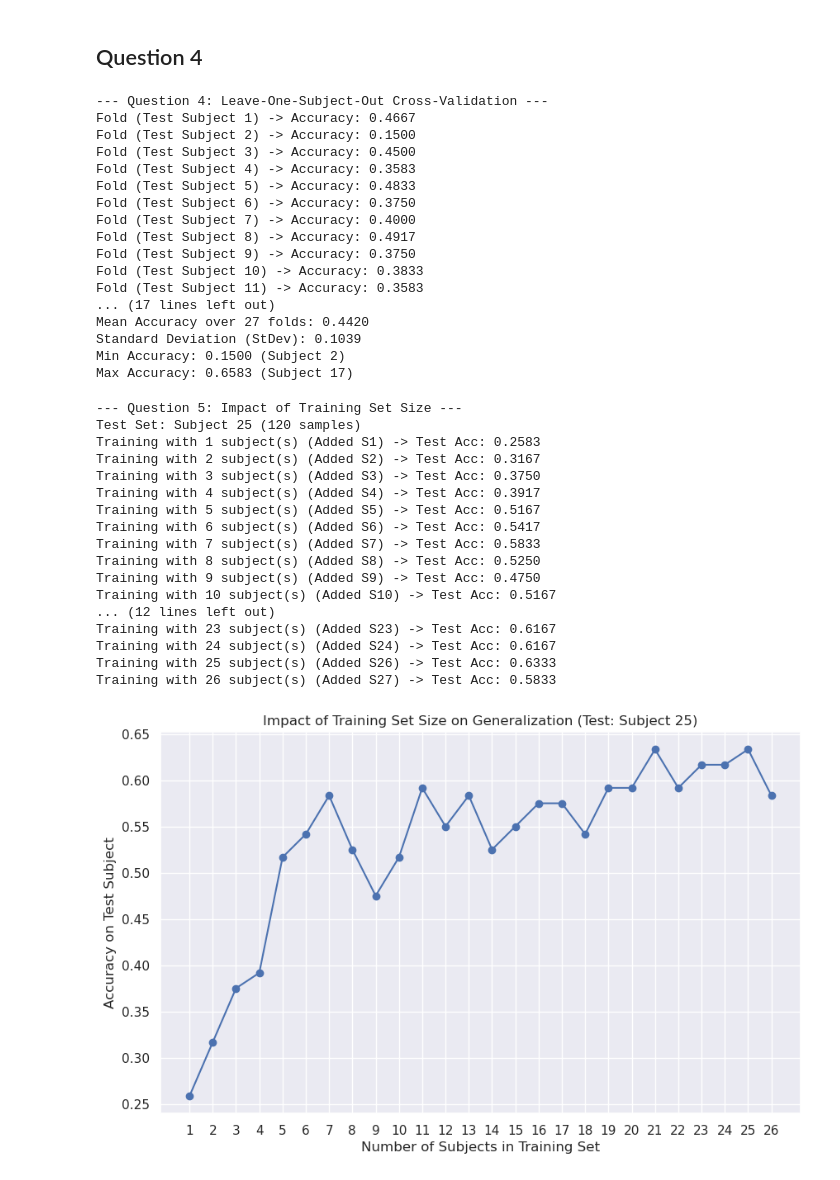
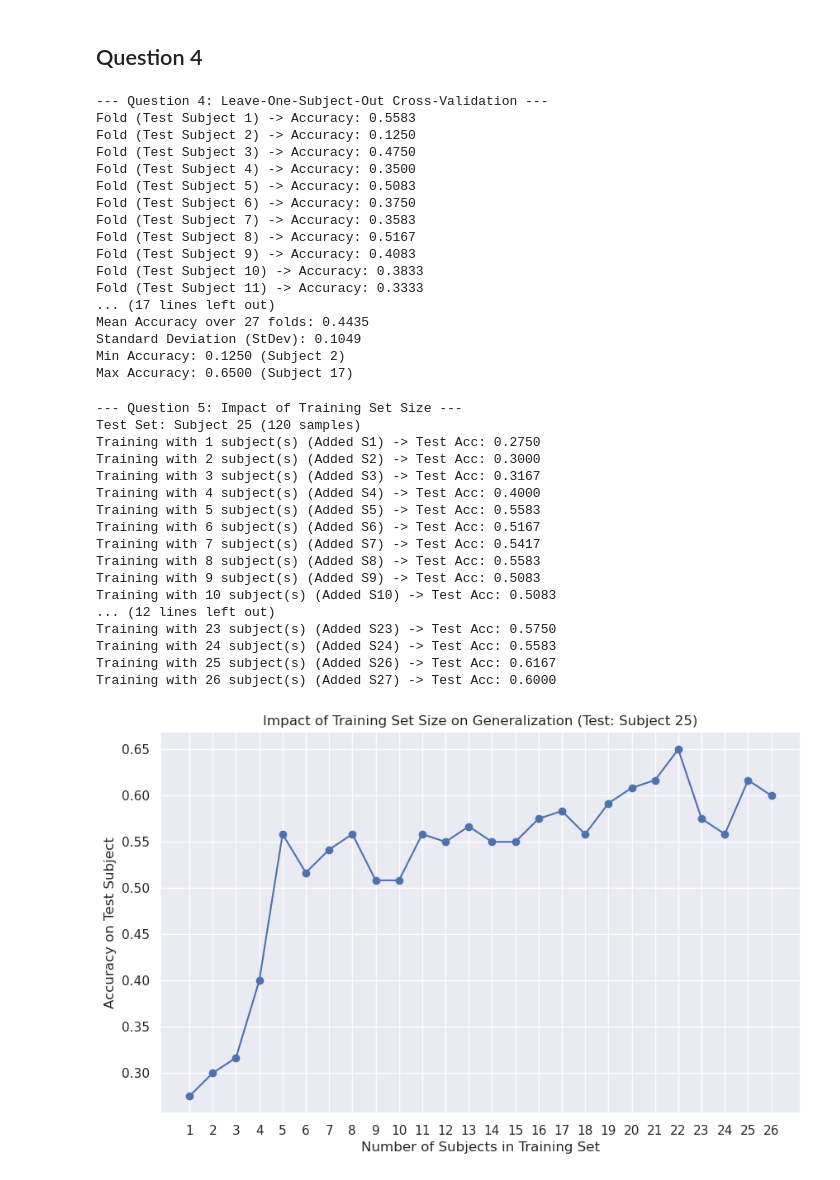
Before and after one commit to Tournedos/NSSP_project2_groupK, a Jupyter notebook: Part2.ipynb, the cells around one changed output. Saved outputs shown, nothing was run; the diff lists cells and outputs as text; code cells hidden in the pictures.

```diff
--- a/Part2.ipynb
+++ b/Part2.ipynb
@@ -529,10 +515,11 @@ accuracies = []
 
 # Model (Use the best parameters found in your previous GridSearch)
 rf_params = {
-    'n_estimators': 800,     # Example from your GridSearch
-    'max_depth': 20,         # Example
-    "min_samples_split": 5,  # Minimum number of samples required to split an internal node
+    'n_estimators': 150,     # Example from your GridSearch
+    'max_depth': 10,         # Example
+    "min_samples_split": 8,  # Minimum number of samples required to split an internal node
     "max_features": 'log2',
+    'min_samples_leaf': 1,
     'n_jobs': -1,
     'random_state': 42
 }
@@ -575,22 +562,22 @@ print(f"Min Accuracy: {np.min(accuracies):.4f} (Subject {unique_subjects[np.argm
 print(f"Max Accuracy: {np.max(accuracies):.4f} (Subject {unique_subjects[np.argmax(accuracies)]})")
 # %% [output]
 --- Question 4: Leave-One-Subject-Out Cross-Validation ---
-Fold (Test Subject 1) -> Accuracy: 0.4667
-Fold (Test Subject 2) -> Accuracy: 0.1500
-Fold (Test Subject 3) -> Accuracy: 0.4500
-Fold (Test Subject 4) -> Accuracy: 0.3583
-Fold (Test Subject 5) -> Accuracy: 0.4833
+Fold (Test Subject 1) -> Accuracy: 0.5583
+Fold (Test Subject 2) -> Accuracy: 0.1250
+Fold (Test Subject 3) -> Accuracy: 0.4750
+Fold (Test Subject 4) -> Accuracy: 0.3500
+Fold (Test Subject 5) -> Accuracy: 0.5083
 Fold (Test Subject 6) -> Accuracy: 0.3750
-Fold (Test Subject 7) -> Accuracy: 0.4000
-Fold (Test Subject 8) -> Accuracy: 0.4917
-Fold (Test Subject 9) -> Accuracy: 0.3750
+Fold (Test Subject 7) -> Accuracy: 0.3583
+Fold (Test Subject 8) -> Accuracy: 0.5167
+Fold (Test Subject 9) -> Accuracy: 0.4083
 Fold (Test Subject 10) -> Accuracy: 0.3833
-Fold (Test Subject 11) -> Accuracy: 0.3583
+Fold (Test Subject 11) -> Accuracy: 0.3333
 ... (17 lines left out)
-Mean Accuracy over 27 folds: 0.4420
-Standard Deviation (StDev): 0.1039
-Min Accuracy: 0.1500 (Subject 2)
-Max Accuracy: 0.6583 (Subject 17)
+Mean Accuracy over 27 folds: 0.4435
+Standard Deviation (StDev): 0.1049
+Min Accuracy: 0.1250 (Subject 2)
+Max Accuracy: 0.6500 (Subject 17)
 # %%
 ## Question 5
 # %%
@@ -601,7 +588,7 @@ from sklearn.metrics import accuracy_score
 
 print("\n--- Question 5: Impact of Training Set Size ---")
 
-# 1. Define Fixed Test Subject (Subject 27)
+# 1. Define Fixed Test Subject
 test_subject_id = 25
 mask_test = (Z_subject == test_subject_id)
 X_test_fixed = X_full[mask_test]
@@ -619,10 +606,11 @@ training_sizes = []
 
 
 rf_params = {
-    'n_estimators': 800,   # Exemple issu de ta GridSearch
-    'max_depth': 20,       # Exemple
-    "min_samples_split": 5, # Nombre minimum d'échantillons requis pour diviser un nœud interne
+    'n_estimators': 150,     # Example from your GridSearch
+    'max_depth': 10,         # Example
+    "min_samples_split": 8,  # Minimum number of samples required to split an internal node
     "max_features": 'log2',
+    'min_samples_leaf': 1,
     'n_jobs': -1,
     'random_state': 42
 }
@@ -638,45 +626,45 @@ for i, subject_to_add in enumerate(train_pool_ids):
 
     # Extract current training data
     X_train_current = X_full[current_train_mask]
     y_train_current = y_full[current_train_mask]
 
 
     # --- Train Model ---
     clf = RandomForestClassifier(**rf_params)
     clf.fit(X_train_current, y_train_current)
 
     # --- Evaluate ---
     acc = clf.score(X_test_fixed, y_test_fixed)
     accuracies_by_size.append(acc)
     training_sizes.append(i + 1) # Number of subjects
 
     print(f"Training with {i+1} subject(s) (Added S{subject_to_add}) -> Test Acc: {acc:.4f}")
 
 # 4. Visualization
 plt.figure(figsize=(10, 6))
 plt.plot(training_sizes, accuracies_by_size, marker='o', linestyle='-', color='b')
 plt.title(f'Impact of Training Set Size on Generalization (Test: Subject {test_subject_id})')
 plt.xlabel('Number of Subjects in Training Set')
 plt.ylabel('Accuracy on Test Subject')
 plt.grid(True)
 plt.xticks(training_sizes) # Show all numbers on x-axis
 plt.show()
 # %% [output]
 --- Question 5: Impact of Training Set Size ---
 Test Set: Subject 25 (120 samples)
-Training with 1 subject(s) (Added S1) -> Test Acc: 0.2583
-Training with 2 subject(s) (Added S2) -> Test Acc: 0.3167
-Training with 3 subject(s) (Added S3) -> Test Acc: 0.3750
-Training with 4 subject(s) (Added S4) -> Test Acc: 0.3917
-Training with 5 subject(s) (Added S5) -> Test Acc: 0.5167
-Training with 6 subject(s) (Added S6) -> Test Acc: 0.5417
-Training with 7 subject(s) (Added S7) -> Test Acc: 0.5833
-Training with 8 subject(s) (Added S8) -> Test Acc: 0.5250
-Training with 9 subject(s) (Added S9) -> Test Acc: 0.4750
-Training with 10 subject(s) (Added S10) -> Test Acc: 0.5167
+Training with 1 subject(s) (Added S1) -> Test Acc: 0.2750
+Training with 2 subject(s) (Added S2) -> Test Acc: 0.3000
+Training with 3 subject(s) (Added S3) -> Test Acc: 0.3167
+Training with 4 subject(s) (Added S4) -> Test Acc: 0.4000
+Training with 5 subject(s) (Added S5) -> Test Acc: 0.5583
+Training with 6 subject(s) (Added S6) -> Test Acc: 0.5167
+Training with 7 subject(s) (Added S7) -> Test Acc: 0.5417
+Training with 8 subject(s) (Added S8) -> Test Acc: 0.5583
+Training with 9 subject(s) (Added S9) -> Test Acc: 0.5083
+Training with 10 subject(s) (Added S10) -> Test Acc: 0.5083
 ... (12 lines left out)
-Training with 23 subject(s) (Added S23) -> Test Acc: 0.6167
-Training with 24 subject(s) (Added S24) -> Test Acc: 0.6167
-Training with 25 subject(s) (Added S26) -> Test Acc: 0.6333
-Training with 26 subject(s) (Added S27) -> Test Acc: 0.5833
+Training with 23 subject(s) (Added S23) -> Test Acc: 0.5750
+Training with 24 subject(s) (Added S24) -> Test Acc: 0.5583
+Training with 25 subject(s) (Added S26) -> Test Acc: 0.6167
+Training with 26 subject(s) (Added S27) -> Test Acc: 0.6000
-[figure, old version]
+[figure, new version]
```
Also changed, not shown: parts of 3 cells of this notebook.
